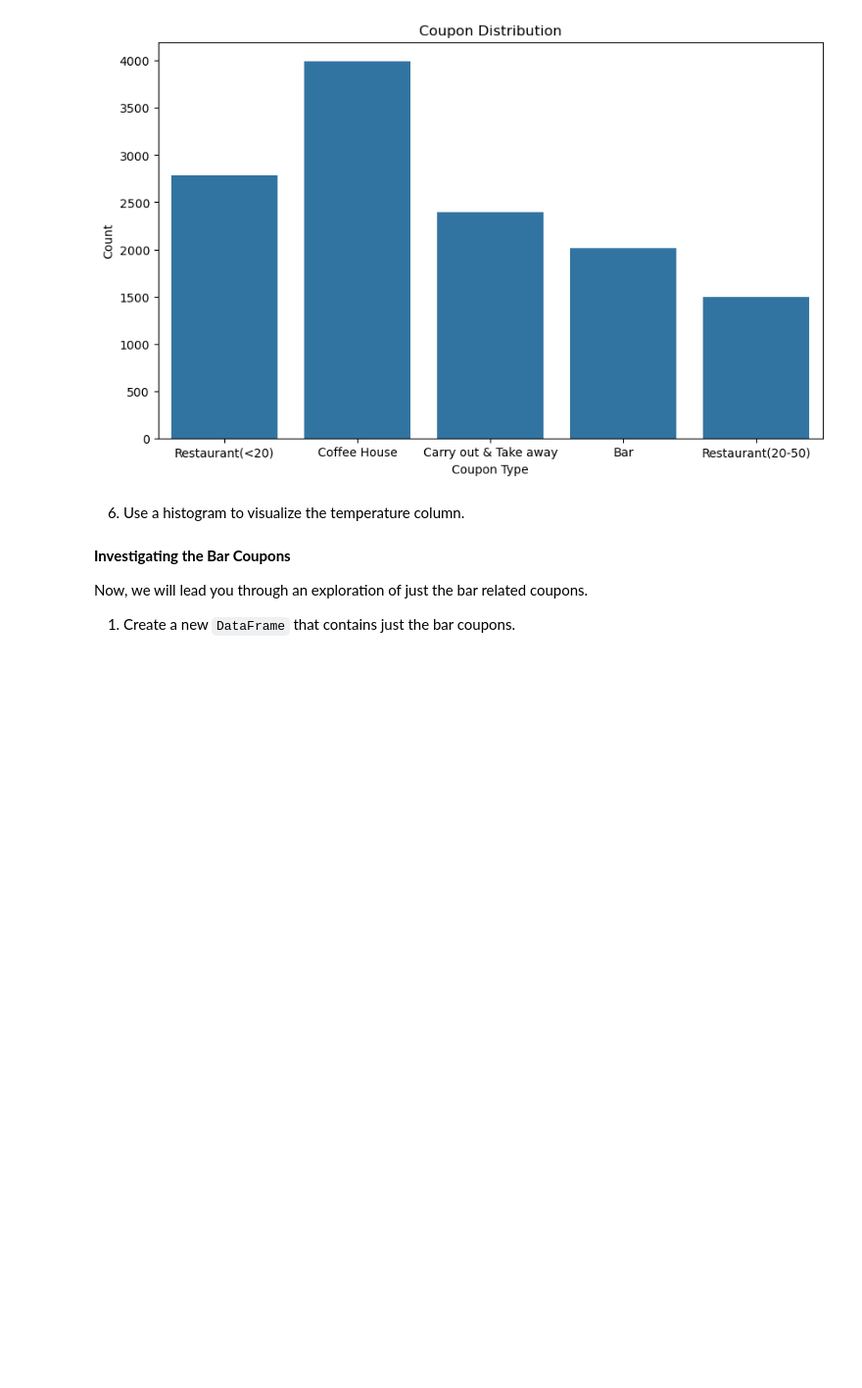
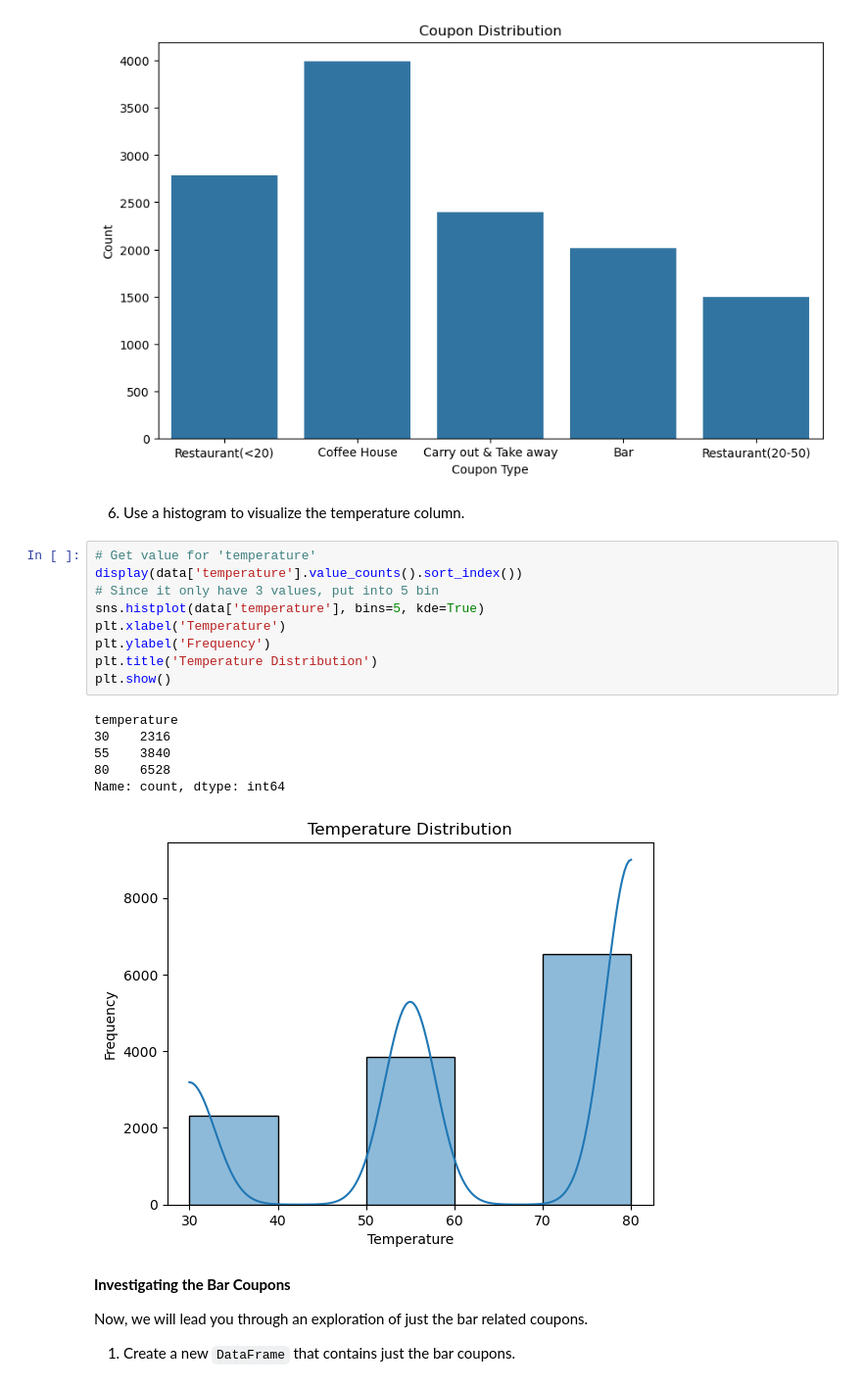
Before and after one commit to orczhu/zhu-ai-learning, a Jupyter notebook: module_1/prompt.ipynb, the cells around one changed output. Shown: that part at 98% size. Cells and saved outputs as stored; diff of their text form; blank space fills up the shorter version.

```diff
--- a/module_1/prompt.ipynb
+++ b/module_1/prompt.ipynb
@@ -187,6 +187,22 @@ plt.show()
 [figure]
 # %% [markdown]
 6. Use a histogram to visualize the temperature column.
+# %%
+# Get value for 'temperature'
+display(data['temperature'].value_counts().sort_index())
+# Since it only have 3 values, put into 5 bin
+sns.histplot(data['temperature'], bins=5, kde=True)
+plt.xlabel('Temperature')
+plt.ylabel('Frequency')
+plt.title('Temperature Distribution')
+plt.show()
+# %% [output]
+temperature
+30    2316
+55    3840
+80    6528
+Name: count, dtype: int64
+[figure, added]
 # %% [markdown]
 **Investigating the Bar Coupons**
 
```
